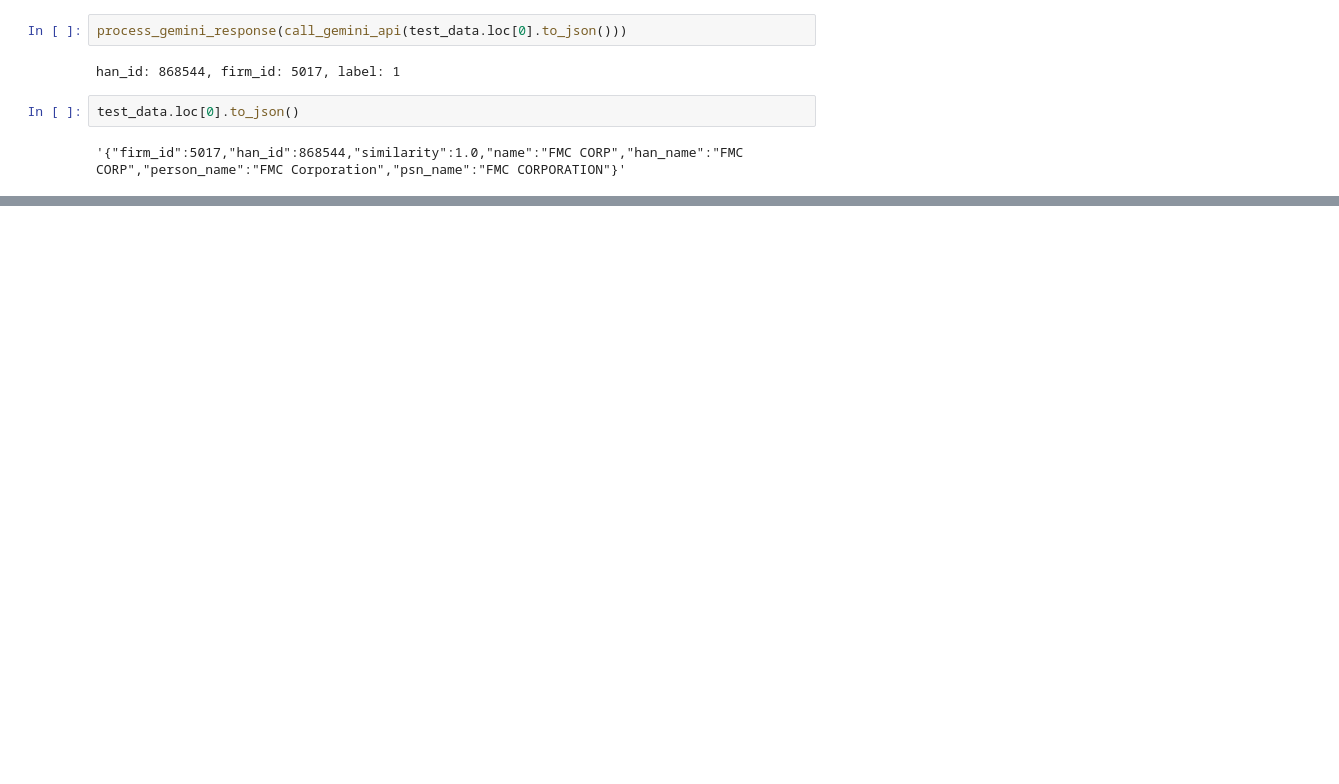
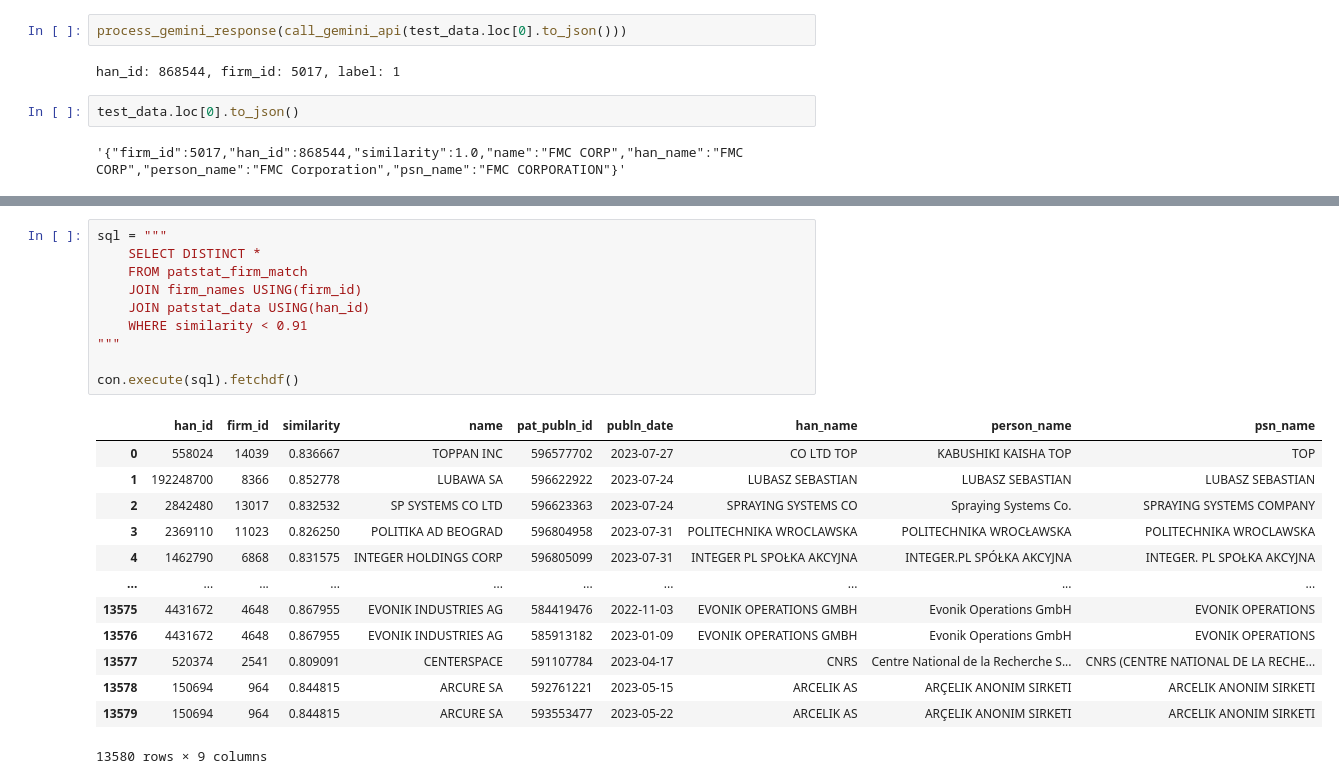
Before and after one commit to MarisLeander/patents_name_matching, a Jupyter notebook: notebooks/label_training_data.ipynb, the cells around one changed output, grey strips where cells are left out. Saved outputs shown, nothing was run; the diff lists cells and outputs as text; blank space fills up the shorter version.

```diff
--- a/notebooks/label_training_data.ipynb
+++ b/notebooks/label_training_data.ipynb
@@ -201,0 +287,24 @@ test_data.loc[0].to_json()
+# %%
+sql = """
+    SELECT DISTINCT *
+    FROM patstat_firm_match
+    JOIN firm_names USING(firm_id)
+    JOIN patstat_data USING(han_id)
+    WHERE similarity < 0.91
+"""
+
+con.execute(sql).fetchdf()
+# %% [output]
+|  | han_id | firm_id | similarity | name | pat_publn_id | publn_date | han_name | person_name | psn_name |
+| 0 | 558024 | 14039 | 0.836667 | TOPPAN INC | 596577702 | 2023-07-27 | CO LTD TOP | KABUSHIKI KAISHA TOP | TOP |
+| 1 | 192248700 | 8366 | 0.852778 | LUBAWA SA | 596622922 | 2023-07-24 | LUBASZ SEBASTIAN | LUBASZ SEBASTIAN | LUBASZ SEBASTIAN |
+| 2 | 2842480 | 13017 | 0.832532 | SP SYSTEMS CO LTD | 596623363 | 2023-07-24 | SPRAYING SYSTEMS CO | Spraying Systems Co. | SPRAYING SYSTEMS COMPANY |
+| 3 | 2369110 | 11023 | 0.826250 | POLITIKA AD BEOGRAD | 596804958 | 2023-07-31 | POLITECHNIKA WROCLAWSKA | POLITECHNIKA WROCŁAWSKA | POLITECHNIKA WROCLAWSKA |
+| 4 | 1462790 | 6868 | 0.831575 | INTEGER HOLDINGS CORP | 596805099 | 2023-07-31 | INTEGER PL SPOŁKA AKCYJNA | INTEGER.PL SPÓŁKA AKCYJNA | INTEGER. PL SPOŁKA AKCYJNA |
+| ... | ... | ... | ... | ... | ... | ... | ... | ... | ... |
+| 13575 | 4431672 | 4648 | 0.867955 | EVONIK INDUSTRIES AG | 584419476 | 2022-11-03 | EVONIK OPERATIONS GMBH | Evonik Operations GmbH | EVONIK OPERATIONS |
+| 13576 | 4431672 | 4648 | 0.867955 | EVONIK INDUSTRIES AG | 585913182 | 2023-01-09 | EVONIK OPERATIONS GMBH | Evonik Operations GmbH | EVONIK OPERATIONS |
+| 13577 | 520374 | 2541 | 0.809091 | CENTERSPACE | 591107784 | 2023-04-17 | CNRS | Centre National de la Recherche S... | CNRS (CENTRE NATIONAL DE LA RECHE... |
+| 13578 | 150694 | 964 | 0.844815 | ARCURE SA | 592761221 | 2023-05-15 | ARCELIK AS | ARÇELIK ANONIM SIRKETI | ARCELIK ANONIM SIRKETI |
+| 13579 | 150694 | 964 | 0.844815 | ARCURE SA | 593553477 | 2023-05-22 | ARCELIK AS | ARÇELIK ANONIM SIRKETI | ARCELIK ANONIM SIRKETI |
+13580 rows × 9 columns
```
Also changed, not shown: parts of 11 cells of this notebook.
